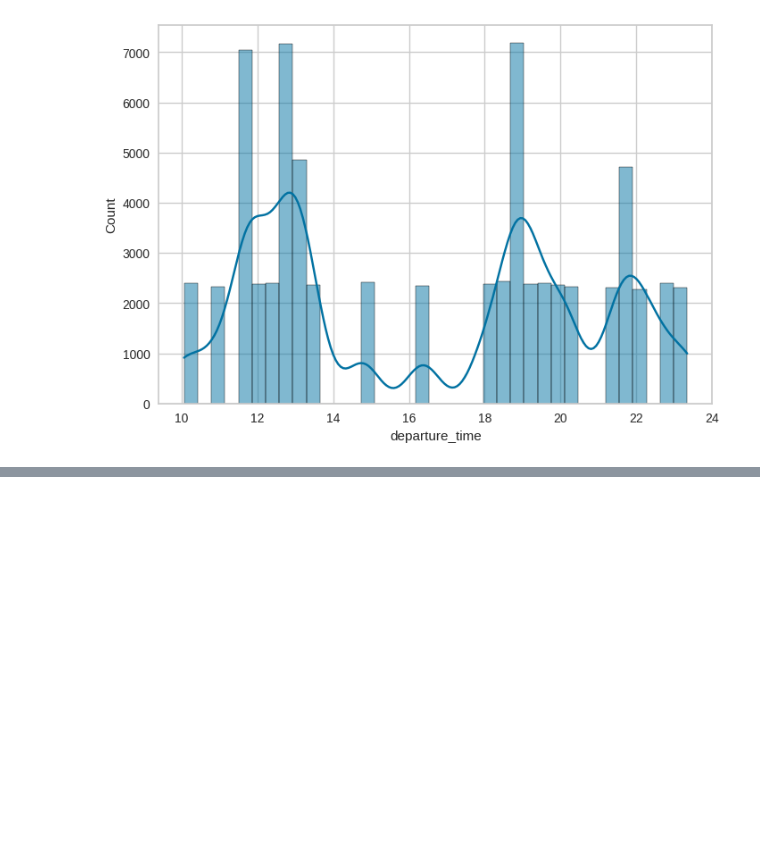
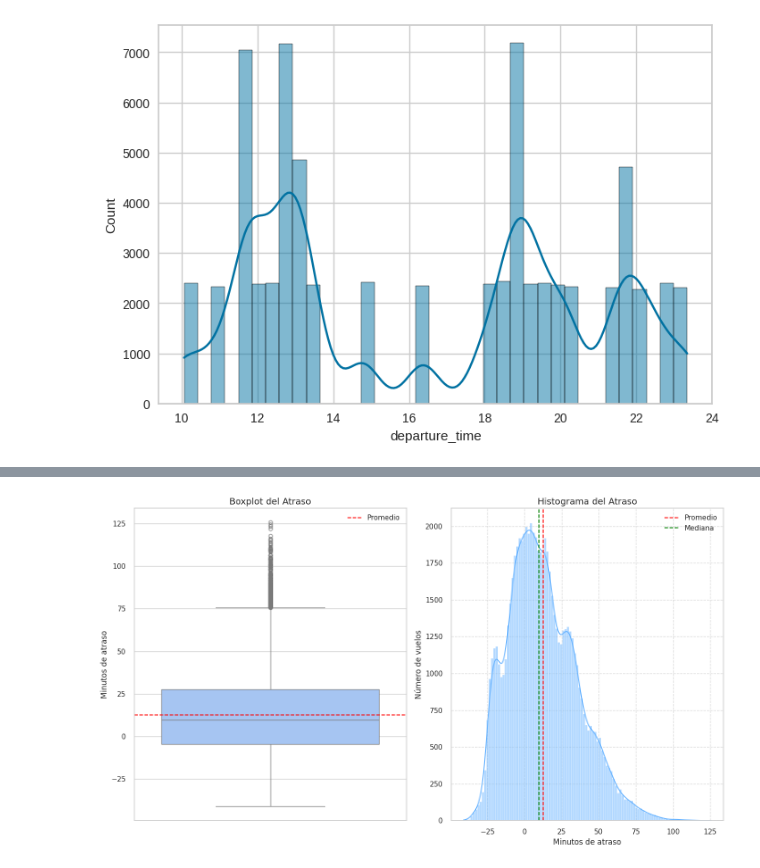
Before and after one commit to r2x4/machine_alura_oracle, a Jupyter notebook: analisi_datos_IA/datos_AI.ipynb, the cells around one changed output, grey strips where cells are left out. Drawn from its saved outputs; the diff is of its cells as text; code cells hidden in the pictures; blank space fills up the shorter version.

```diff
--- a/analisi_datos_IA/datos_AI.ipynb
+++ b/analisi_datos_IA/datos_AI.ipynb
@@ -188,0 +222,53 @@ plt.show()
+# %%
+
+# Estilo claro y legible
+sns.set_theme(style="whitegrid")
+
+# Función para calcular ancho de bin (Regla de Freedman-Diaconis)
+def ancho_bin(df, columna):
+    q75, q25 = np.percentile(df[columna], [75 ,25])
+    iqr = q75 - q25
+    bin_width = 2 * iqr / np.cbrt(len(df[columna]))
+    return bin_width
+
+# Supongamos que tienes estos valores calculados:
+# (Sustitúyelos con los reales si ya los tienes)
+atraso_promedio = datos['delay'].mean()
+atraso_mediana = datos['delay'].median()
+
+# Colores personalizados
+color_box = '#99c2ff'     # azul claro
+color_hist = '#66b3ff'    # azul intermedio
+color_kde = '#3399ff'     # azul más fuerte
+color_prom = 'red'
+color_mediana = 'green'
+
+# Crear figura con dos subgráficos
+fig, ax = plt.subplots(1, 2, figsize=(14, 8))
+
+# Boxplot
+sns.boxplot(data=datos, y='delay', ax=ax[0], color=color_box)
+ax[0].set_title('Boxplot del Atraso', fontsize=14)
+ax[0].axhline(y=atraso_promedio, color=color_prom, linestyle='--', label='Promedio')
+# ax[0].axhline(y=atraso_mediana, color=color_mediana, linestyle='--', label='Mediana')  # opcional
+ax[0].legend()
+ax[0].set_ylabel('Minutos de atraso')
+ax[0].set_xlabel('')
+
+# Histograma
+binwidth = ancho_bin(datos, 'delay')
+sns.histplot(data=datos, x='delay', ax=ax[1], binwidth=binwidth,
+             kde=True, color=color_hist)  # sin kde_kws
+ax[1].set_title('Histograma del Atraso', fontsize=14)
+ax[1].set_xlabel('Minutos de atraso')
+ax[1].set_ylabel('Número de vuelos')
+ax[1].grid(True, linestyle='--', alpha=0.7)
+ax[1].axvline(x=atraso_promedio, color=color_prom, linestyle='--', label='Promedio')
+ax[1].axvline(x=atraso_mediana, color=color_mediana, linestyle='--', label='Mediana')
+ax[1].legend()
+
+# Ajustar espacio y mostrar
+plt.tight_layout()
+plt.show()
+# %% [output]
+[figure, added]
```
Also changed, not shown: parts of 2 cells of this notebook.
